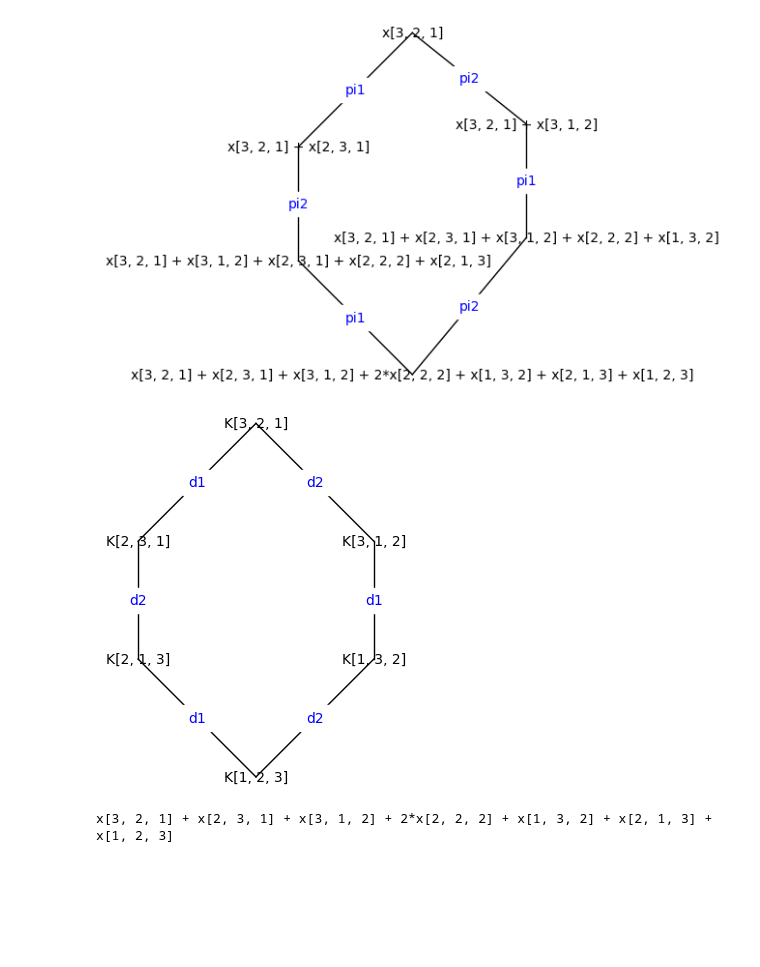
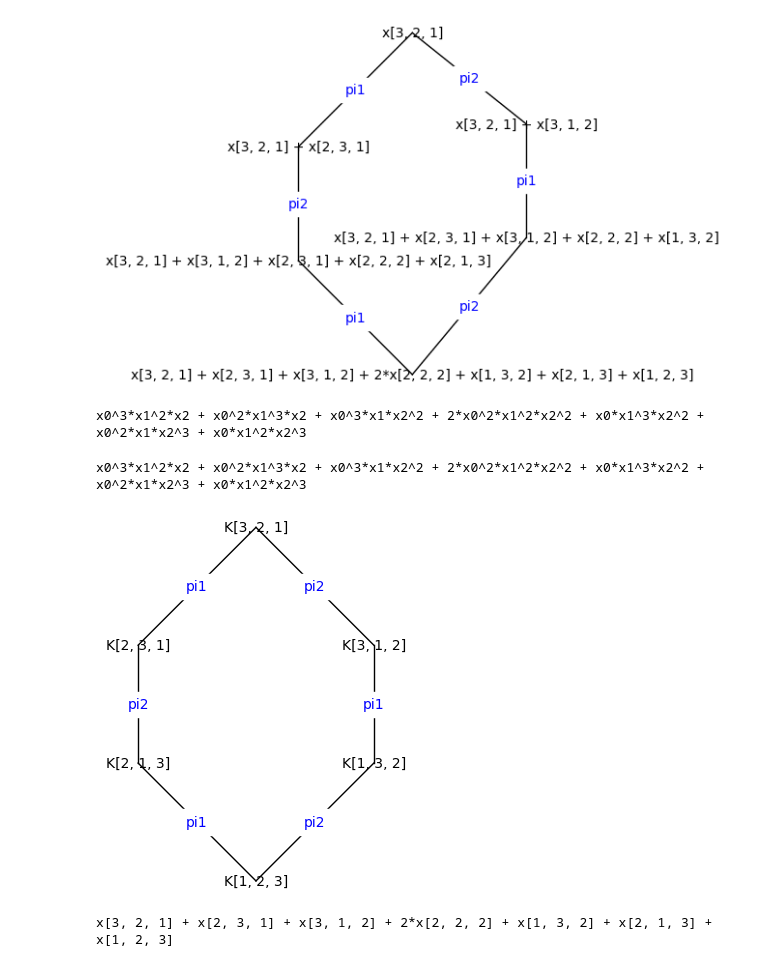
Before and after one commit to VivianePons/multipolynomial-bases, a Jupyter notebook: examples/2020-10-SageDaysPresentation.ipynb, the cells around one changed output. Saved outputs shown, nothing was run; the diff lists cells and outputs as text; code cells hidden in the pictures; blank space fills up the shorter version.

```diff
--- a/examples/2020-10-SageDaysPresentation.ipynb
+++ b/examples/2020-10-SageDaysPresentation.ipynb
@@ -386,28 +386,36 @@ pos[pols[5]] = (1,0)
 G.plot(pos = pos, edge_labels=True, vertex_size = 0)
 # %% [output]
 [figure]
+# %%
+schur[3,2,1].expand(3)
+# %% [output]
+x0^3*x1^2*x2 + x0^2*x1^3*x2 + x0^3*x1*x2^2 + 2*x0^2*x1^2*x2^2 + x0*x1^3*x2^2 + x0^2*x1*x2^3 + x0*x1^2*x2^3
+# %%
+K123.to_expr(alphabet)
+# %% [output]
+x0^3*x1^2*x2 + x0^2*x1^3*x2 + x0^3*x1*x2^2 + 2*x0^2*x1^2*x2^2 + x0*x1^3*x2^2 + x0^2*x1*x2^3 + x0*x1^2*x2^3
 # %%
 K = A.demazure_basis()
 pols = [K(pol) for pol in pols]
 G = Graph()
 for pol in pols:
     G.add_vertex(pol)
-G.add_edge(pols[0], pols[1], 'd1')
-G.add_edge(pols[1], pols[3], 'd2')
-G.add_edge(pols[3], pols[5], 'd1')
-G.add_edge(pols[0], pols[2], 'd2')
-G.add_edge(pols[2], pols[4], 'd1')
-G.add_edge(pols[4], pols[5], 'd2')
+G.add_edge(pols[0], pols[1], 'pi1')
+G.add_edge(pols[1], pols[3], 'pi2')
+G.add_edge(pols[3], pols[5], 'pi1')
+G.add_edge(pols[0], pols[2], 'pi2')
+G.add_edge(pols[2], pols[4], 'pi1')
+G.add_edge(pols[4], pols[5], 'pi2')
 pos = {}
 pos[pols[0]] = (1,3)
 pos[pols[1]] = (0,2)
 pos[pols[2]] = (2,2)
 pos[pols[3]] = (0,1)
 pos[pols[4]] = (2,1)
 pos[pols[5]] = (1,0)
 G.plot(pos = pos, edge_labels=True, vertex_size = 0)
 # %% [output]
-[figure, old version]
+[figure, new version]
 # %%
 x(K[1,2,3])
 # %% [output]
```
Also changed, not shown: parts of 13 cells of this notebook.
